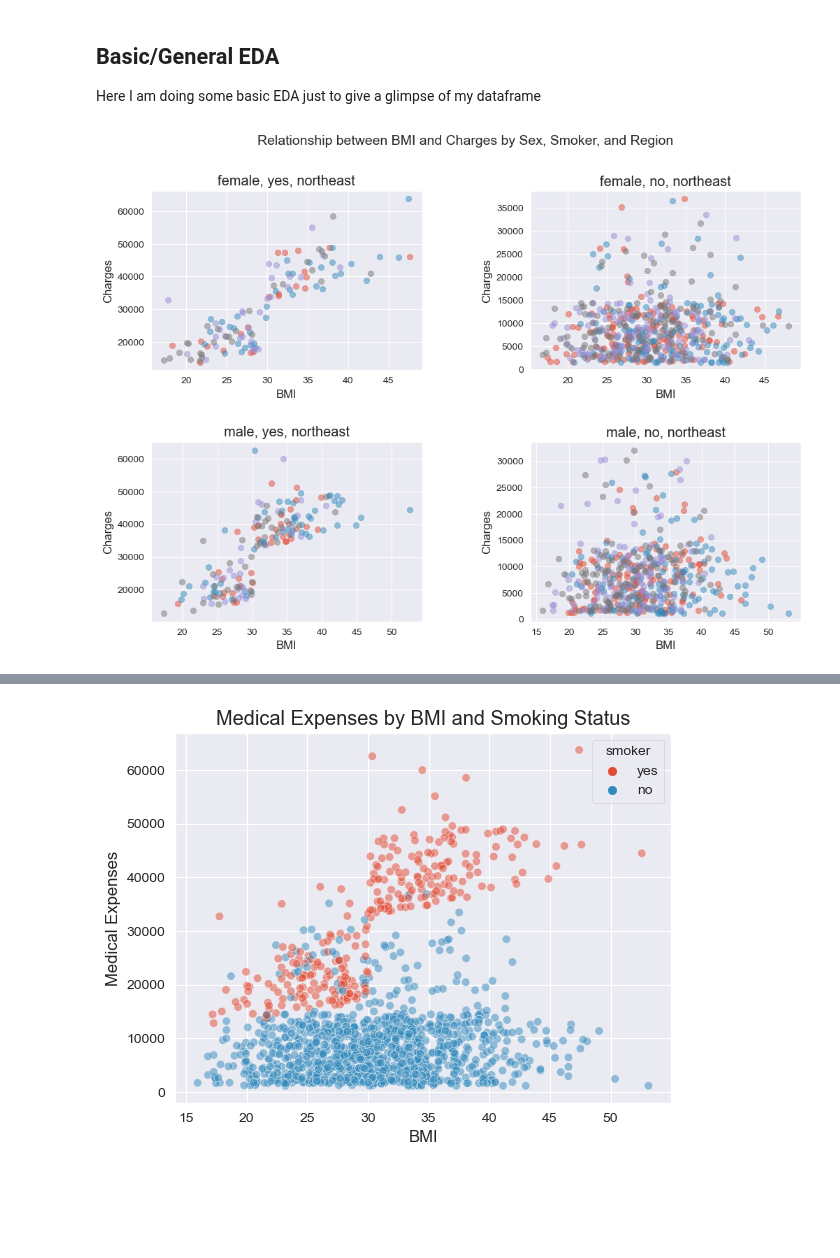
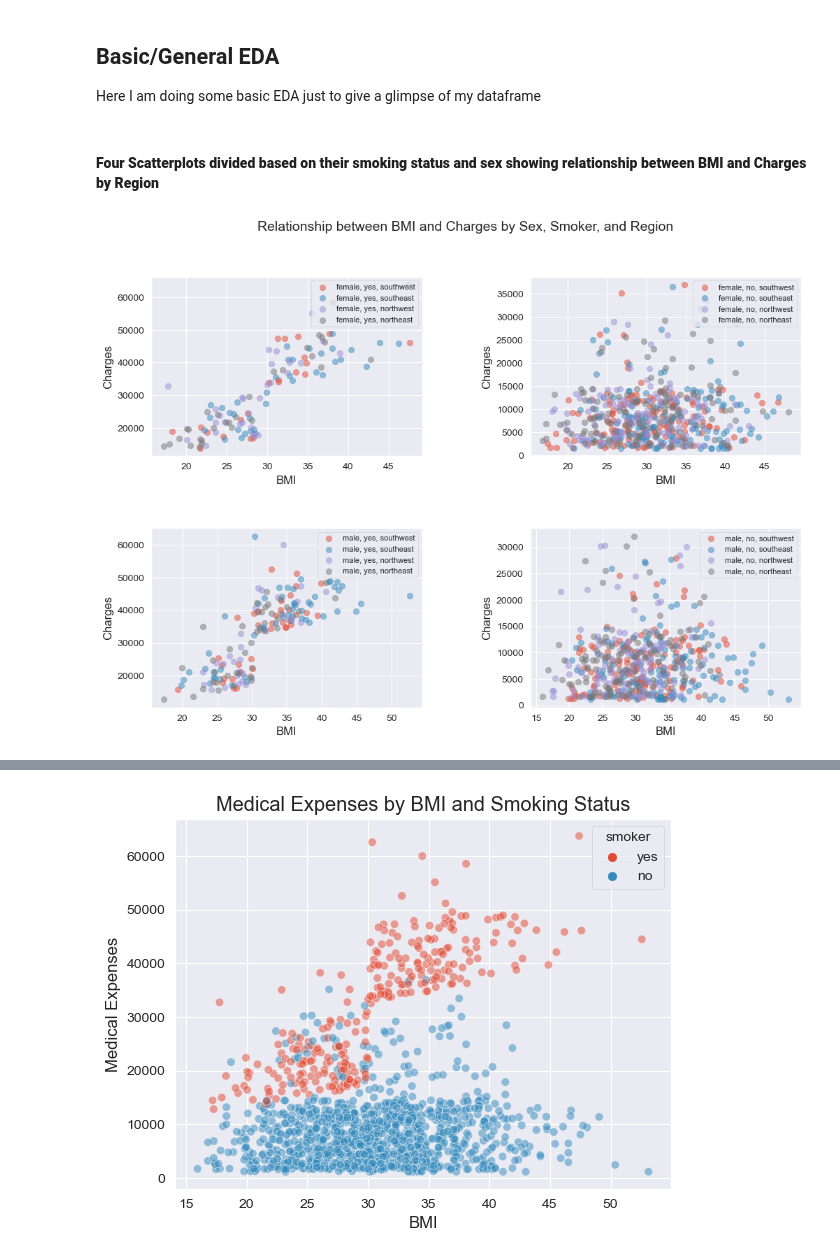
Before and after one commit to ubco-W2022T2-data301/project-group-group40, a Jupyter notebook: analysis/analysis3.ipynb, the cells around one changed output, grey strips where cells are left out. Saved outputs shown, nothing was run; the diff lists cells and outputs as text; code cells hidden in the pictures; blank space fills up the shorter version.

Commit message:
did some more EDA and added titles to the visualizations and some insights too

```diff
--- a/analysis/analysis3.ipynb
+++ b/analysis/analysis3.ipynb
@@ -22,26 +31,27 @@ sns.set_style('darkgrid')
 # %% [markdown]
 ## Basic/General EDA
 Here I am doing some basic EDA just to give a glimpse of my dataframe
+# %% [markdown]
+#### **Four Scatterplots divided based on their smoking status and sex showing relationship between BMI and Charges by Region**
 # %%
-
 fig, axs = plt.subplots(2, 2, figsize=(12, 8))
 axs = axs.flatten()
 sexes = dataframe["sex"].unique()
 smokers = dataframe["smoker"].unique()
 regions = dataframe["region"].unique()
 
 for i, sex in enumerate(sexes):
     for j, smoker in enumerate(smokers):
         for k, region in enumerate(regions):
             subset = dataframe[(dataframe["sex"] == sex) & (dataframe["smoker"] == smoker) & (dataframe["region"] == region)]
-            axs[i*2+j].scatter(subset["bmi"], subset["charges"], alpha=0.5)
-            axs[i*2+j].set_title(f"{sex}, {smoker}, {region}")
+            axs[i*2+j].scatter(subset["bmi"], subset["charges"], alpha=0.5, label=f"{sex}, {smoker}, {region}")
             axs[i*2+j].set_xlabel("BMI")
             axs[i*2+j].set_ylabel("Charges")
+            axs[i*2+j].legend(loc="upper right", fontsize=8)
 
 fig.subplots_adjust(hspace=0.4, wspace=0.4)
 
 fig.suptitle("Relationship between BMI and Charges by Sex, Smoker, and Region", fontsize=14)
 plt.show()
 # %% [output]
-[figure, old version]
+[figure, new version]
```
Also changed, not shown: parts of 26 cells of this notebook, 3 other files.
